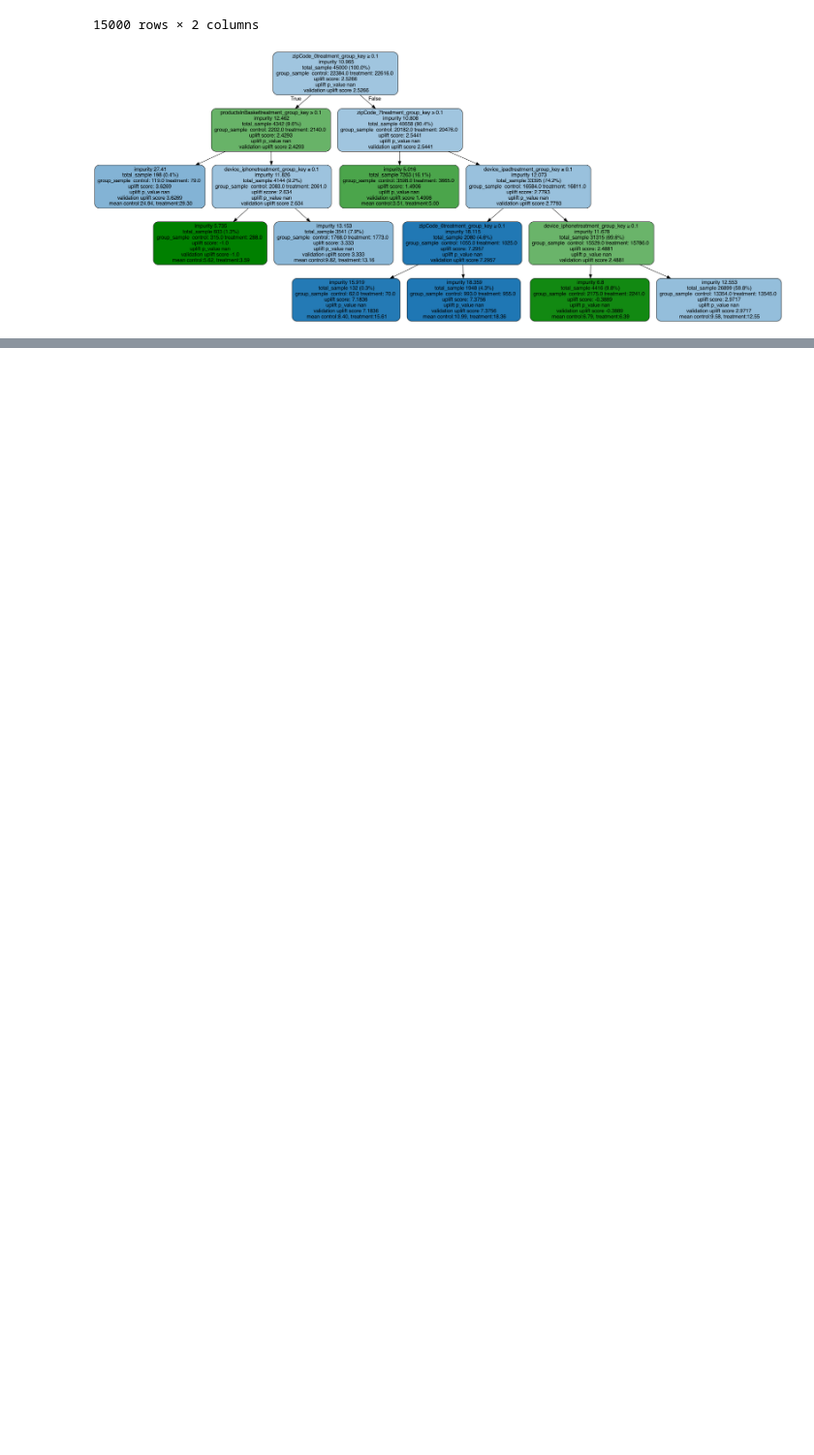
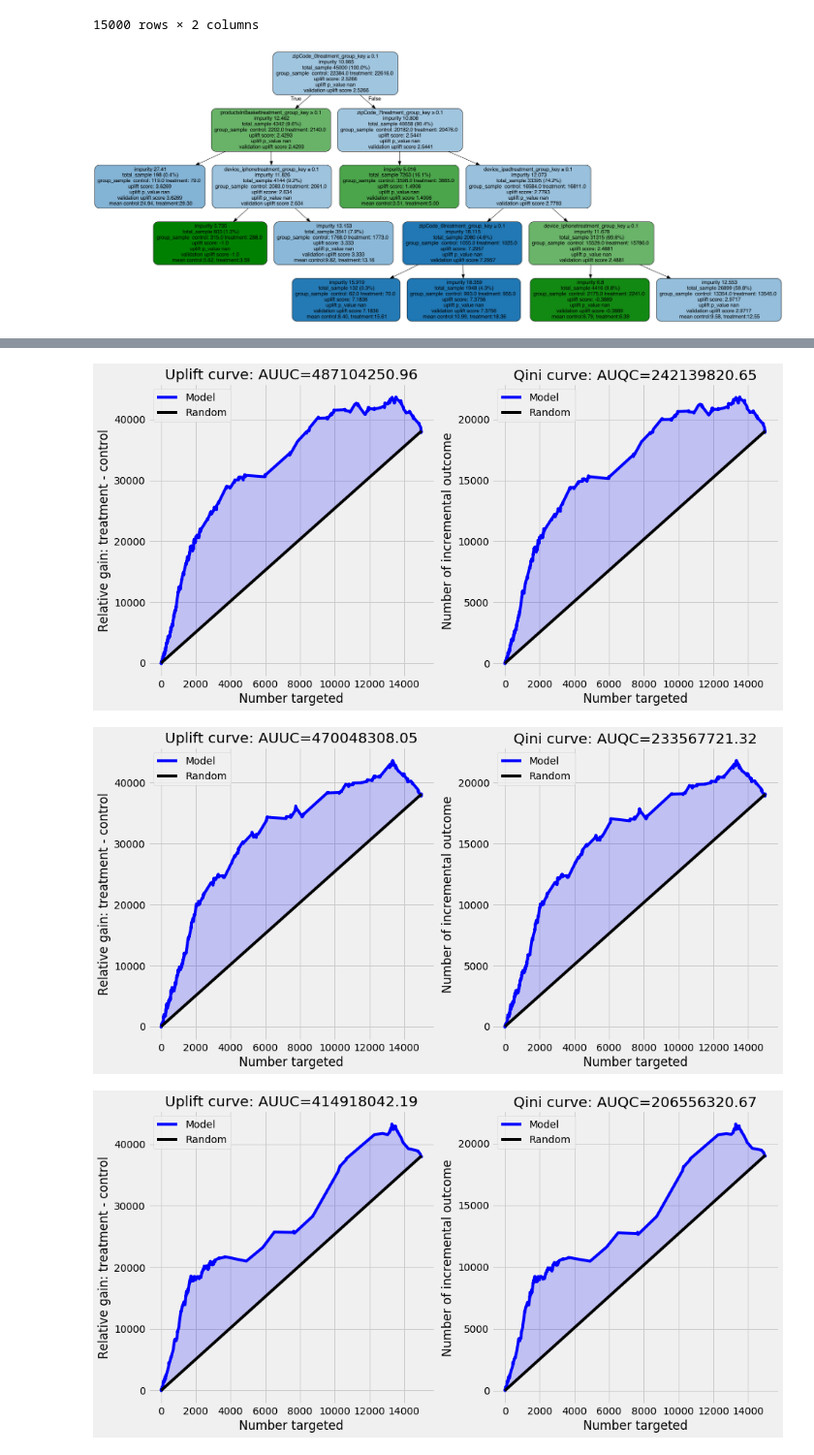
Before and after one commit to wiebkepeters/IS-HU-Berlin, a Jupyter notebook: CausalMLAdams.ipynb, the cells around one changed output, grey strips where cells are left out. Shown at 97% size. Cells and saved outputs as stored; diff of their text form; code cells hidden in the pictures; blank space fills up the shorter version.

```diff
--- a/CausalMLAdams.ipynb
+++ b/CausalMLAdams.ipynb
@@ -340,0 +345,8 @@ plt.legend() ;
+# %%
+#### Transformed Outcome Loss
+# the lower the better
+
+for model in pred.columns:
+    print(model)
+    print(np.mean((test_spending_TO - pred[model]).pow(2)))
+    print('')
@@ -340,0 +362,11 @@ plt.legend() ;
+# %%
+#### Qini score
+
+# Calculate the Qini for each model
+# The higher the better!
+
+for model in pred.columns:
+        temp = qini_auc_score(y_true=test[y], uplift=pred[model], treatment=test[T])
+        print(model)
+        print(temp)
+        print(" ")
@@ -340,0 +382,10 @@ plt.legend() ;
+# %%
+#### Qini and Uplift Curve
+
+for model in pred.columns:
+    #todo add legend/title
+    plot_uplift_qini_curves(y_true=test[y], uplift=pred[model], treatment=test[T]);
+# %% [output]
+[figure, added]
+[figure, added]
+[figure, added]
```
Also changed, not shown: parts of 12 cells of this notebook.
